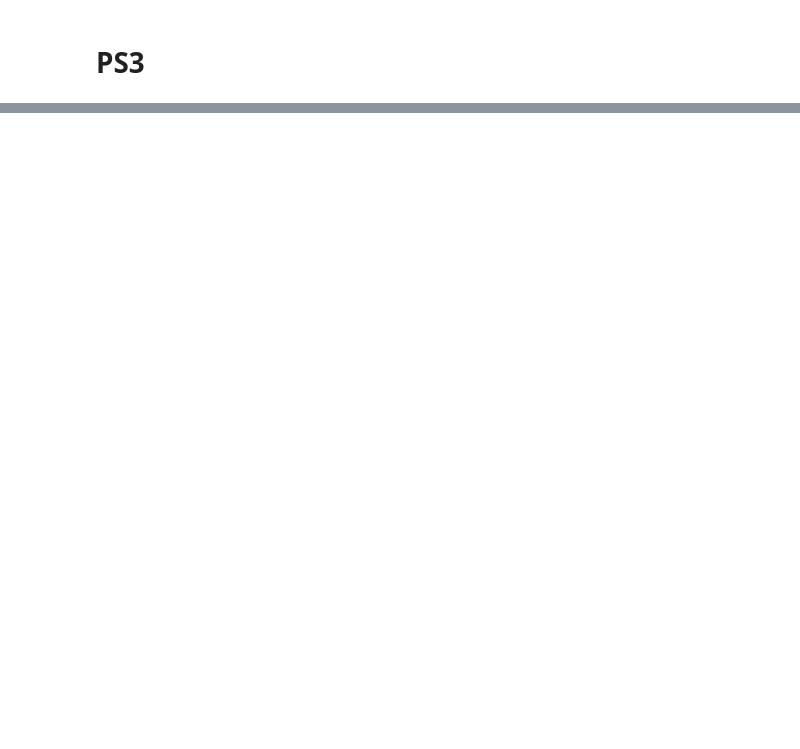
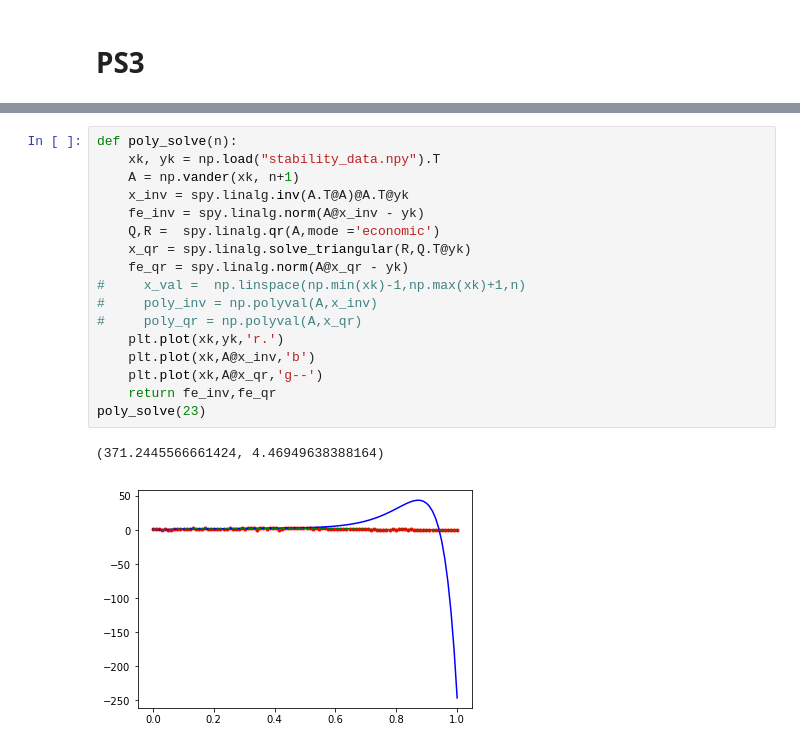
Before and after one commit to navneeraj/BootCamp2018, a Jupyter notebook: ProblemSets/Computation/Week3/W3PS1- QR Decomposition.ipynb, the cells around one changed output, grey strips where cells are left out. Cells and saved outputs as stored; diff of their text form; blank space fills up the shorter version.

```diff
--- a/ProblemSets/Computation/Week3/W3PS1- QR Decomposition.ipynb
+++ b/ProblemSets/Computation/Week3/W3PS1- QR Decomposition.ipynb
@@ -509,0 +812,20 @@ reached here2
+# %%
+def poly_solve(n):
+    xk, yk = np.load("stability_data.npy").T
+    A = np.vander(xk, n+1)
+    x_inv = spy.linalg.inv(A.T@A)@A.T@yk
+    fe_inv = spy.linalg.norm(A@x_inv - yk)
+    Q,R =  spy.linalg.qr(A,mode ='economic')
+    x_qr = spy.linalg.solve_triangular(R,Q.T@yk)
+    fe_qr = spy.linalg.norm(A@x_qr - yk)
+#     x_val =  np.linspace(np.min(xk)-1,np.max(xk)+1,n)
+#     poly_inv = np.polyval(A,x_inv)
+#     poly_qr = np.polyval(A,x_qr)
+    plt.plot(xk,yk,'r.')
+    plt.plot(xk,A@x_inv,'b')
+    plt.plot(xk,A@x_qr,'g--')
+    return fe_inv,fe_qr
+poly_solve(23)
+# %% [output]
+(371.2445566661424, 4.46949638388164)
+[figure, added]
```
Also changed, not shown: parts of 28 cells of this notebook, 5 other files.
